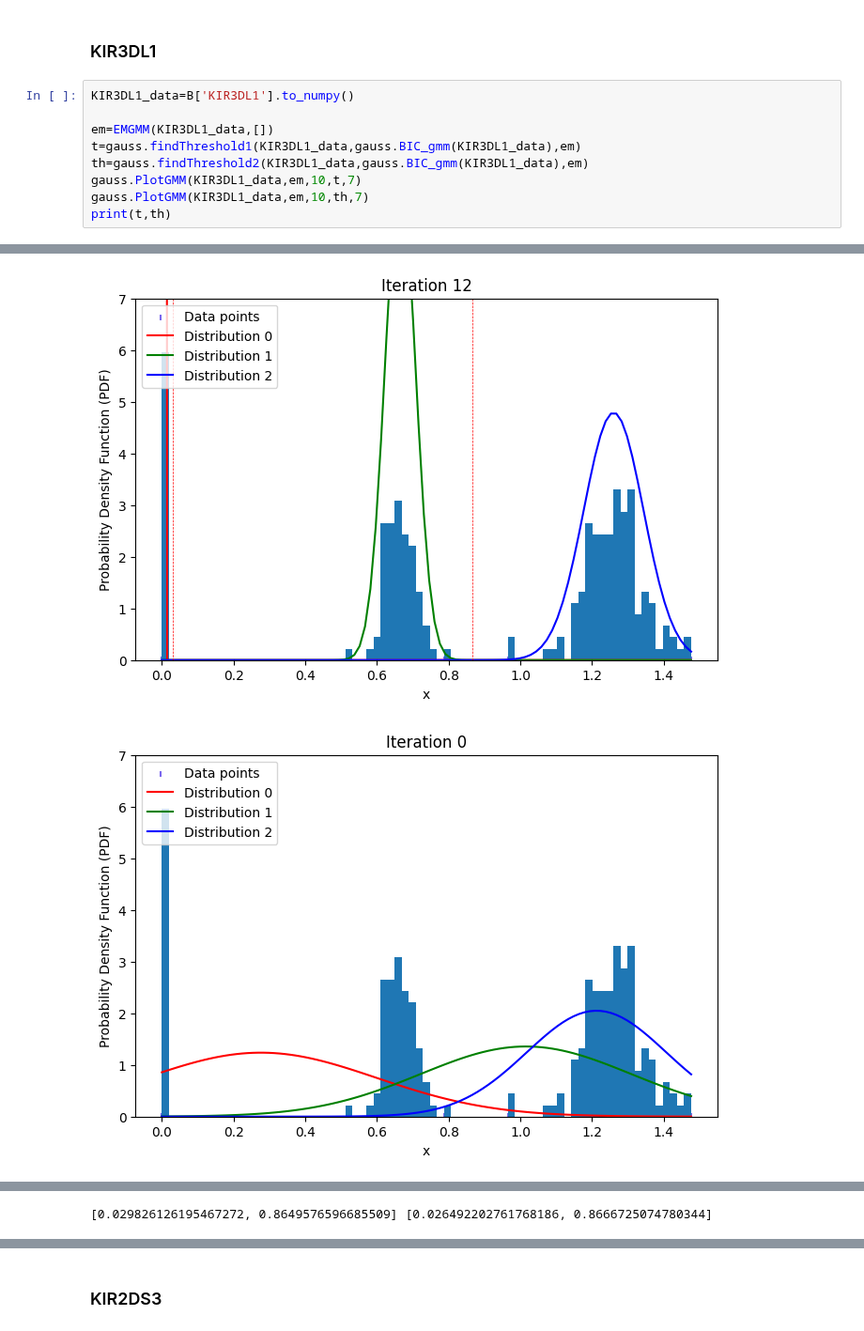
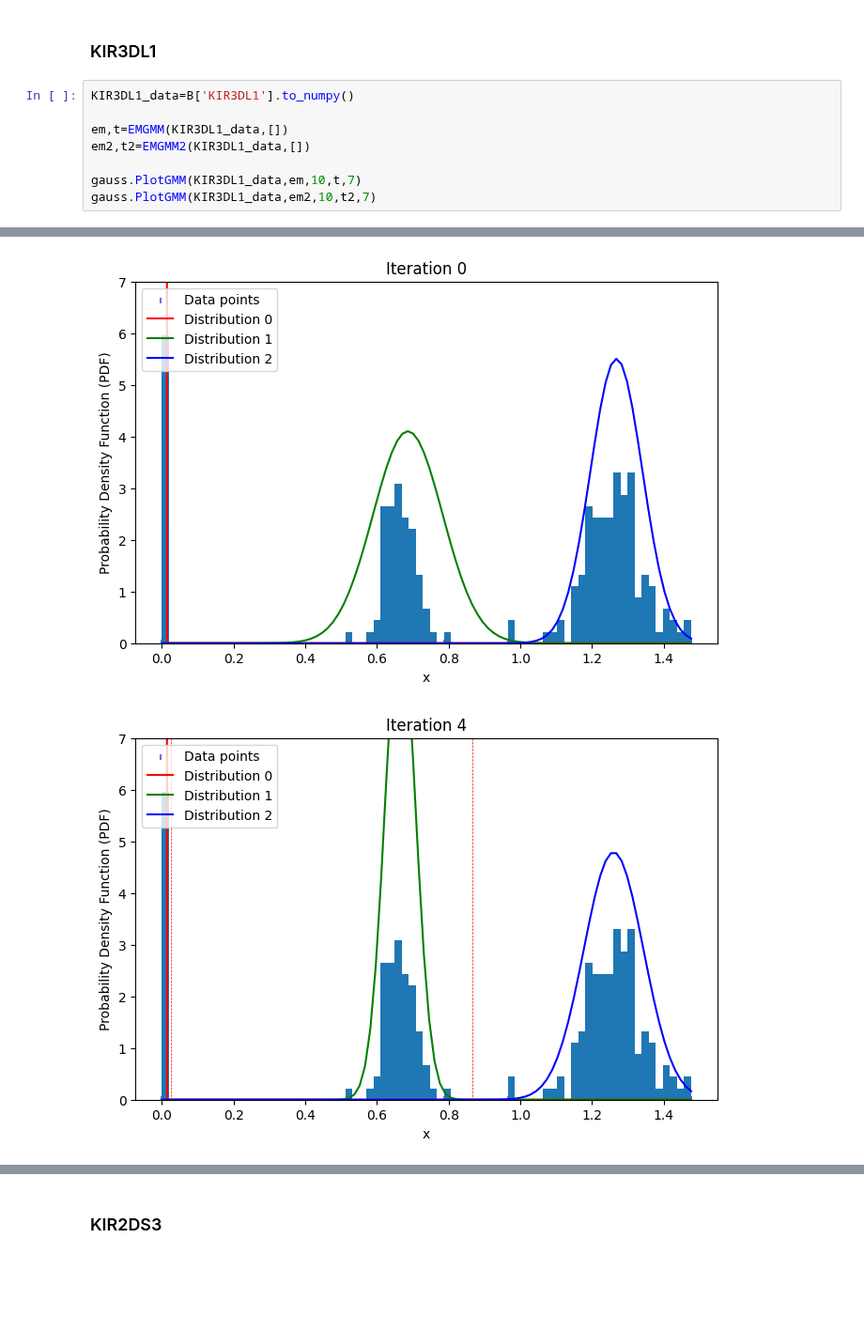
Before and after one commit to devitahalim/scie30001-project, a Jupyter notebook: notebooks/KIRdataExample.ipynb, the cells around one changed output, grey strips where cells are left out. Shown at 94% size. Cells and saved outputs as stored; diff of their text form; blank space fills up the shorter version.

```diff
--- a/notebooks/KIRdataExample.ipynb
+++ b/notebooks/KIRdataExample.ipynb
@@ -337,10 +193,9 @@ plt.show()
 # %%
 KIR3DL1_data=B['KIR3DL1'].to_numpy()
 
-em=EMGMM(KIR3DL1_data,[])
-t=gauss.findThreshold1(KIR3DL1_data,gauss.BIC_gmm(KIR3DL1_data),em)
-th=gauss.findThreshold2(KIR3DL1_data,gauss.BIC_gmm(KIR3DL1_data),em)
+em,t=EMGMM(KIR3DL1_data,[])
+em2,t2=EMGMM2(KIR3DL1_data,[])
+
 gauss.PlotGMM(KIR3DL1_data,em,10,t,7)
-gauss.PlotGMM(KIR3DL1_data,em,10,th,7)
-print(t,th)
+gauss.PlotGMM(KIR3DL1_data,em2,10,t2,7)
 # %% [output]
@@ -349,2 +204,2 @@ print(t,th)
-[figure, old version]
+[figure, new version]
-[figure, old version]
+[figure, new version]
@@ -353 +205,0 @@ print(t,th)
-[0.029826126195467272, 0.8649576596685509] [0.026492202761768186, 0.8666725074780344]
```
Also changed, not shown: parts of 18 cells of this notebook, 1 other file.
